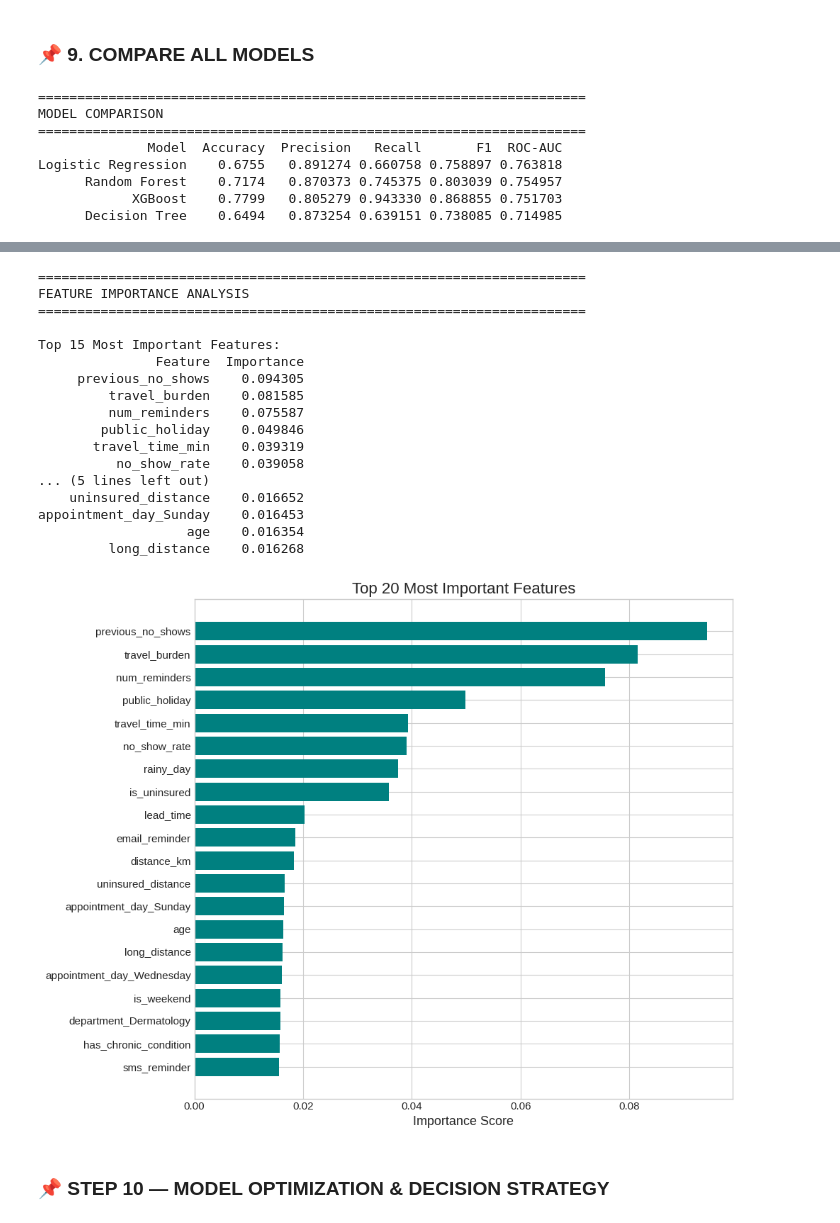
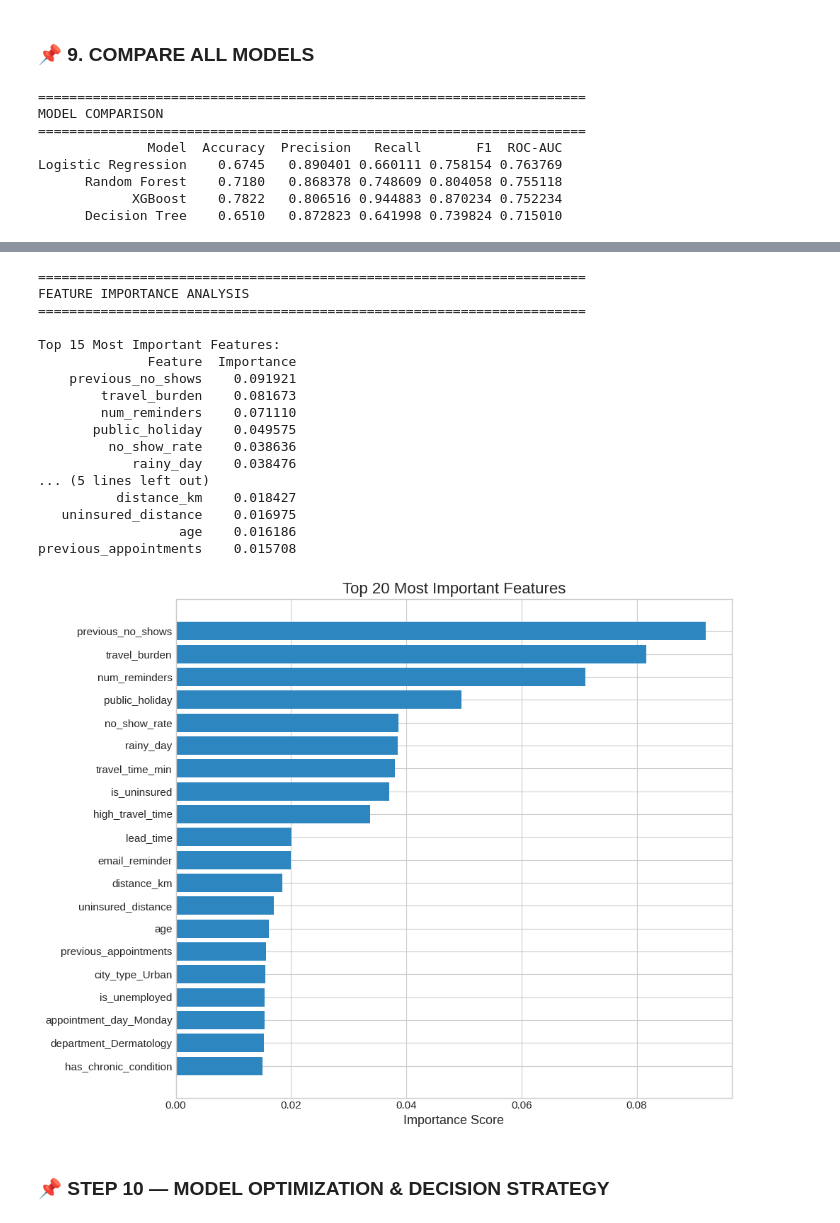
Before and after one commit to mrstrange1708/Gen_Ai_Capstone, a Jupyter notebook: noteBooks/CLINICAL_APPOINTMENT_NO_SHOW_PREDICTION.ipynb, the cells around one changed output, grey strips where cells are left out. Saved outputs shown, nothing was run; the diff lists cells and outputs as text; code cells hidden in the pictures.

```diff
--- a/noteBooks/CLINICAL_APPOINTMENT_NO_SHOW_PREDICTION.ipynb
+++ b/noteBooks/CLINICAL_APPOINTMENT_NO_SHOW_PREDICTION.ipynb
@@ -509,9 +546,14 @@ X_test = pd.get_dummies(X_test, columns=categorical_cols, drop_first=True)
 # %% [markdown]
 ###🔹 **7.3. StandardScaler**
+# %%
+X_train_columns = X_train.columns
 # %%
+X_train_tree = X_train.copy()
+X_test_tree = X_test.copy()
+
 scaler = StandardScaler()
-X_train = scaler.fit_transform(X_train)
-X_test = scaler.transform(X_test)
+X_train_lr = scaler.fit_transform(X_train)
+X_test_lr = scaler.transform(X_test)
 # %% [markdown]
 ### **📌 8. MODEL TRAINING**
 # %% [markdown]
@@ -526,13 +568,13 @@ logistic_model = LogisticRegression(
     random_state=42
 )
 
-logistic_model.fit(X_train, y_train)
+logistic_model.fit(X_train_lr, y_train)
 # %% [output]
 LogisticRegression(C=0.1, class_weight='balanced', max_iter=1000,
                    random_state=42)
 # %%
-y_pred_log = logistic_model.predict(X_test)
-y_prob_log = logistic_model.predict_proba(X_test)[:, 1]
+y_pred_log = logistic_model.predict(X_test_lr)
+y_prob_log = logistic_model.predict_proba(X_test_lr)[:, 1]
 # %%
 acc_log = accuracy_score(y_test, y_pred_log)
 prec_log = precision_score(y_test, y_pred_log)
@@ -806,63 +848,56 @@ print("\n" + "="*70)
 print("FEATURE IMPORTANCE ANALYSIS")
 print("="*70)
 
-
-feature_names = pd.get_dummies(
-    df.drop("no_show", axis=1),
-    columns=df.drop("no_show", axis=1).select_dtypes(include=['object']).columns,
-    drop_first=True
-).columns
-
 best_model = xgboost_model
 
 importances = best_model.feature_importances_
+
 feature_importance_df = pd.DataFrame({
-    'Feature': feature_names,
+    'Feature': X_train_columns,
     'Importance': importances
 }).sort_values('Importance', ascending=False)
-
 
 print("\nTop 15 Most Important Features:")
 print(feature_importance_df.head(15).to_string(index=False))
 
-
 plt.figure(figsize=(10, 8))
 top_20 = feature_importance_df.head(20)
-plt.barh(range(len(top_20)), top_20['Importance'], color='teal')
+
+plt.barh(range(len(top_20)), top_20['Importance'])
 plt.yticks(range(len(top_20)), top_20['Feature'])
 plt.xlabel('Importance Score')
 plt.title('Top 20 Most Important Features')
 plt.gca().invert_yaxis()
 plt.tight_layout()
 plt.show()
 # %% [output]
 ======================================================================
 MODEL COMPARISON
 ======================================================================
               Model  Accuracy  Precision   Recall       F1  ROC-AUC
-Logistic Regression    0.6755   0.891274 0.660758 0.758897 0.763818
-      Random Forest    0.7174   0.870373 0.745375 0.803039 0.754957
-            XGBoost    0.7799   0.805279 0.943330 0.868855 0.751703
-      Decision Tree    0.6494   0.873254 0.639151 0.738085 0.714985
+Logistic Regression    0.6745   0.890401 0.660111 0.758154 0.763769
+      Random Forest    0.7180   0.868378 0.748609 0.804058 0.755118
+            XGBoost    0.7822   0.806516 0.944883 0.870234 0.752234
+      Decision Tree    0.6510   0.872823 0.641998 0.739824 0.715010
 [figure]
 ======================================================================
 FEATURE IMPORTANCE ANALYSIS
 ======================================================================
 
 Top 15 Most Important Features:
-               Feature  Importance
-     previous_no_shows    0.094305
-         travel_burden    0.081585
-         num_reminders    0.075587
-        public_holiday    0.049846
-       travel_time_min    0.039319
-          no_show_rate    0.039058
+              Feature  Importance
+    previous_no_shows    0.091921
+        travel_burden    0.081673
+        num_reminders    0.071110
+       public_holiday    0.049575
+         no_show_rate    0.038636
+            rainy_day    0.038476
 ... (5 lines left out)
-    uninsured_distance    0.016652
-appointment_day_Sunday    0.016453
-                   age    0.016354
-         long_distance    0.016268
+          distance_km    0.018427
+   uninsured_distance    0.016975
+                  age    0.016186
+previous_appointments    0.015708
-[figure, old version]
+[figure, new version]
 # %% [markdown]
 ### **📌 STEP 10 — MODEL OPTIMIZATION & DECISION STRATEGY**
 # %% [markdown]
```
Also changed, not shown: parts of 26 cells of this notebook, 1 other file.
